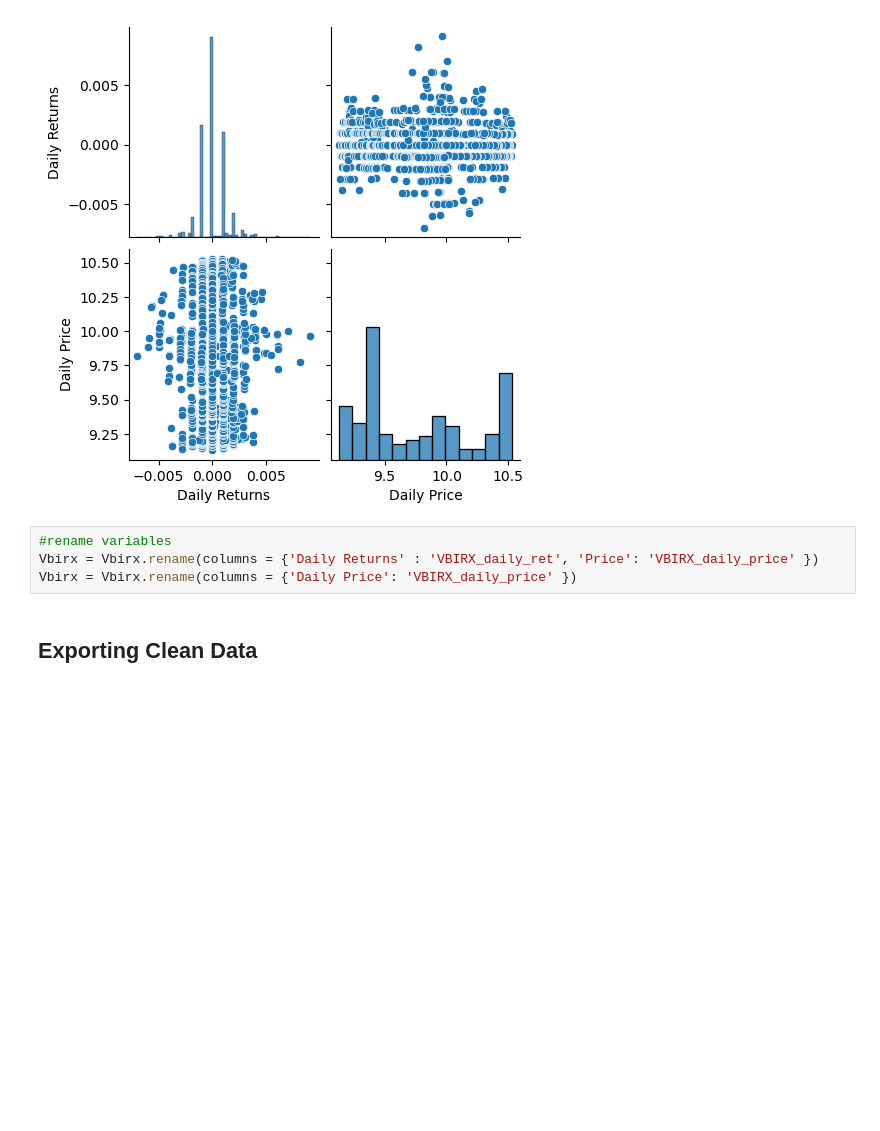
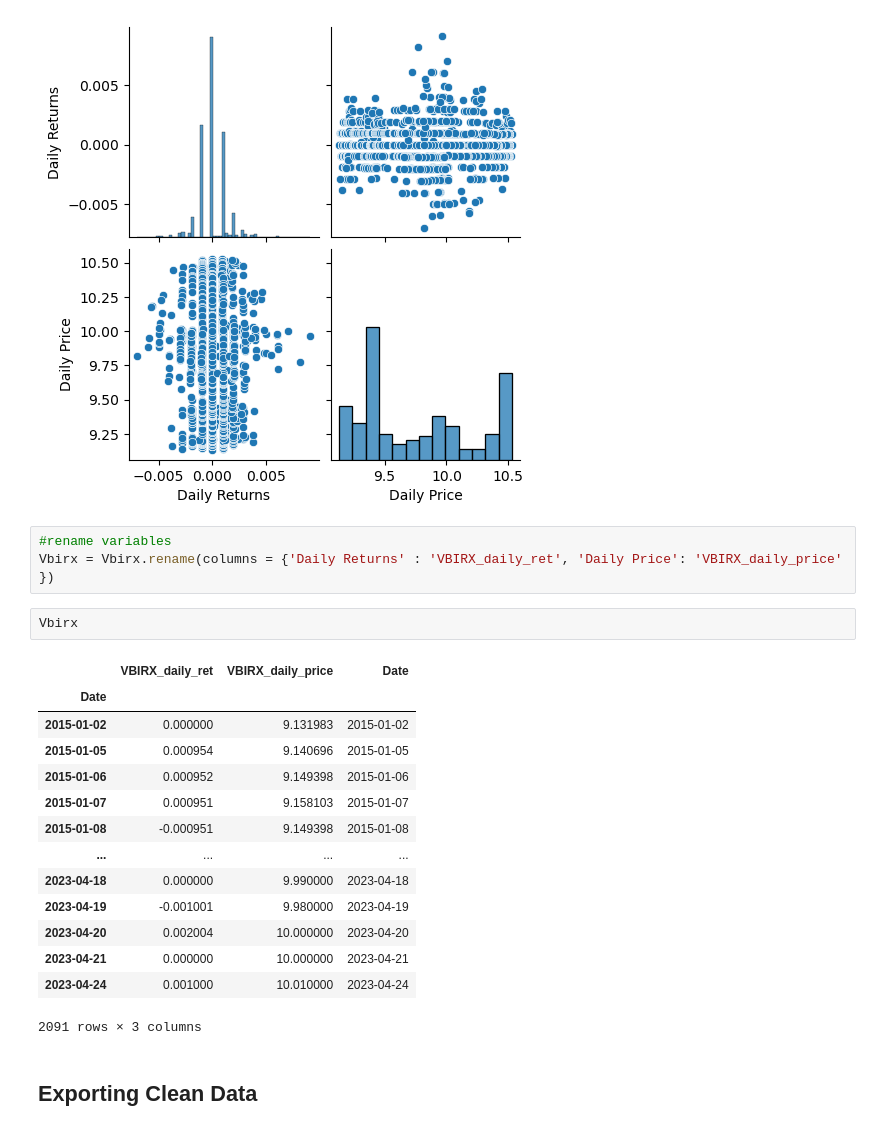
Before and after one commit to mab923/finalteamproject, a Jupyter notebook: Load_Data.ipynb, the cells around one changed output. Drawn from its saved outputs; the diff is of its cells as text; blank space fills up the shorter version.

```diff
--- a/Load_Data.ipynb
+++ b/Load_Data.ipynb
@@ -508,8 +508,24 @@ plt.show()
 [figure]
 # %%
 #rename variables
-Vbirx = Vbirx.rename(columns = {'Daily Returns' : 'VBIRX_daily_ret', 'Price': 'VBIRX_daily_price' })
-Vbirx = Vbirx.rename(columns = {'Daily Price': 'VBIRX_daily_price' })
+Vbirx = Vbirx.rename(columns = {'Daily Returns' : 'VBIRX_daily_ret', 'Daily Price': 'VBIRX_daily_price' })
+# %%
+Vbirx
+# %% [output]
+|  | VBIRX_daily_ret | VBIRX_daily_price | Date |
+| Date |  |  |  |
+| 2015-01-02 | 0.000000 | 9.131983 | 2015-01-02 |
+| 2015-01-05 | 0.000954 | 9.140696 | 2015-01-05 |
+| 2015-01-06 | 0.000952 | 9.149398 | 2015-01-06 |
+| 2015-01-07 | 0.000951 | 9.158103 | 2015-01-07 |
+| 2015-01-08 | -0.000951 | 9.149398 | 2015-01-08 |
+| ... | ... | ... | ... |
+| 2023-04-18 | 0.000000 | 9.990000 | 2023-04-18 |
+| 2023-04-19 | -0.001001 | 9.980000 | 2023-04-19 |
+| 2023-04-20 | 0.002004 | 10.000000 | 2023-04-20 |
+| 2023-04-21 | 0.000000 | 10.000000 | 2023-04-21 |
+| 2023-04-24 | 0.001000 | 10.010000 | 2023-04-24 |
+2091 rows × 3 columns
 # %% [markdown]
 ## Exporting Clean Data
 # %%
```
Also changed, not shown: parts of 4 cells of this notebook, 2 other files.
